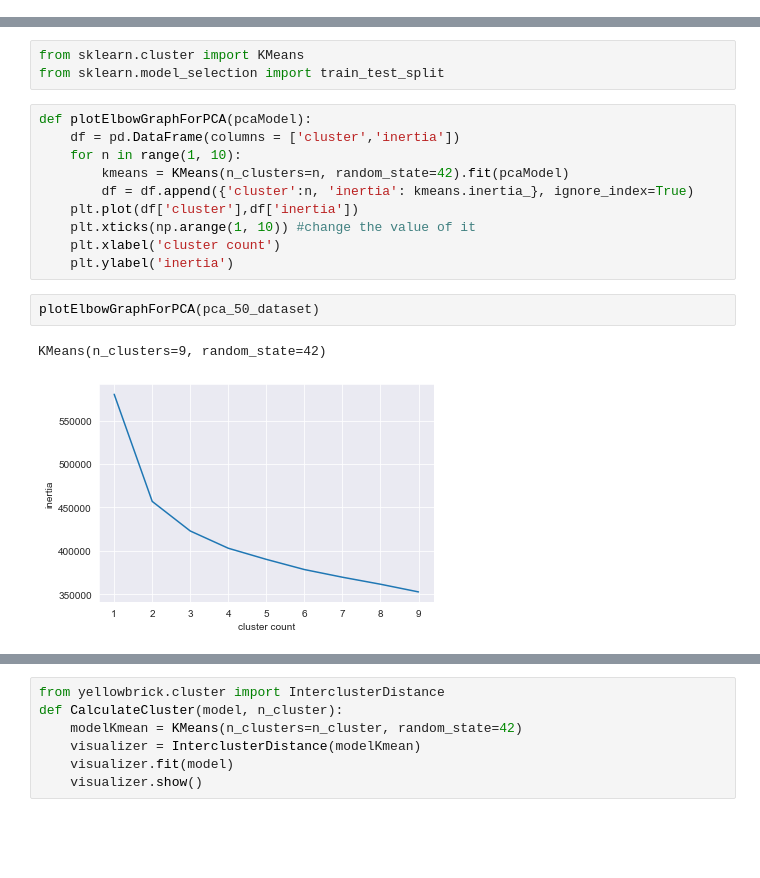
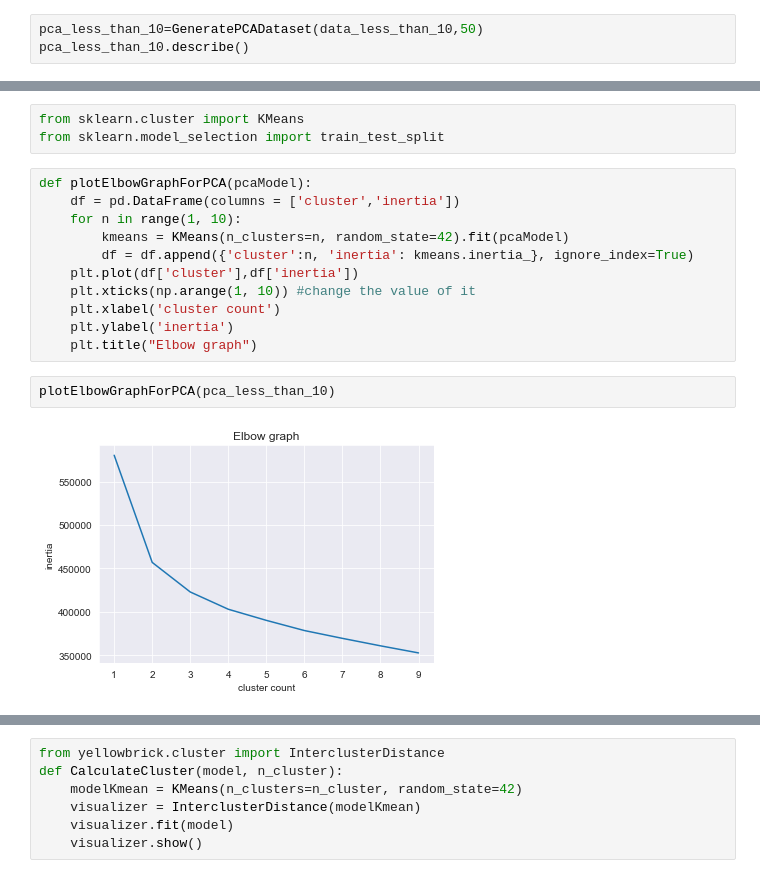
Before and after one commit to divmi/InstaCart, a Jupyter notebook: CustomerSegmentation.ipynb, the cells around one changed output, grey strips where cells are left out. Saved outputs shown, nothing was run; the diff lists cells and outputs as text; blank space fills up the shorter version.

Commit message:
Cluster creation and differnt cluster type for users

```diff
--- a/CustomerSegmentation.ipynb
+++ b/CustomerSegmentation.ipynb
@@ -623,0 +720,3 @@ data_less_than_10,index_match_less_than_10=GenerateDataSet(final_list_for_user_l
+# %%
+pca_less_than_10=GeneratePCADataset(data_less_than_10,50)
+pca_less_than_10.describe()
@@ -756,8 +790,8 @@ def plotElbowGraphForPCA(pcaModel):
     plt.xticks(np.arange(1, 10)) #change the value of it
     plt.xlabel('cluster count')
     plt.ylabel('inertia')
+    plt.title("Elbow graph")
 # %%
-plotElbowGraphForPCA(pca_50_dataset)
+plotElbowGraphForPCA(pca_less_than_10)
 # %% [output]
-KMeans(n_clusters=9, random_state=42)
-[figure, old version]
+[figure, new version]
```
Also changed, not shown: parts of 46 cells of this notebook, 9 other files.
